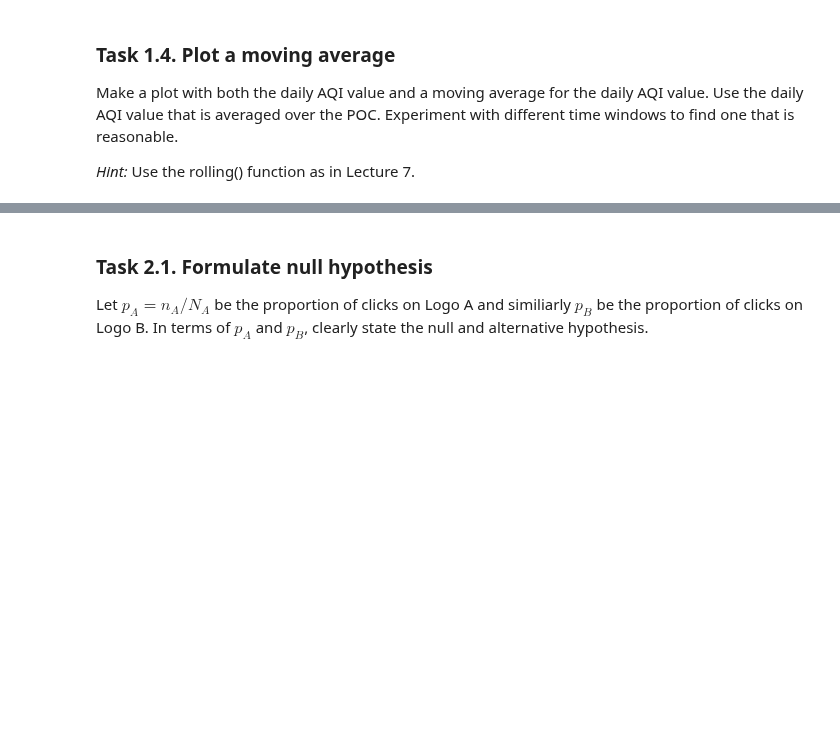
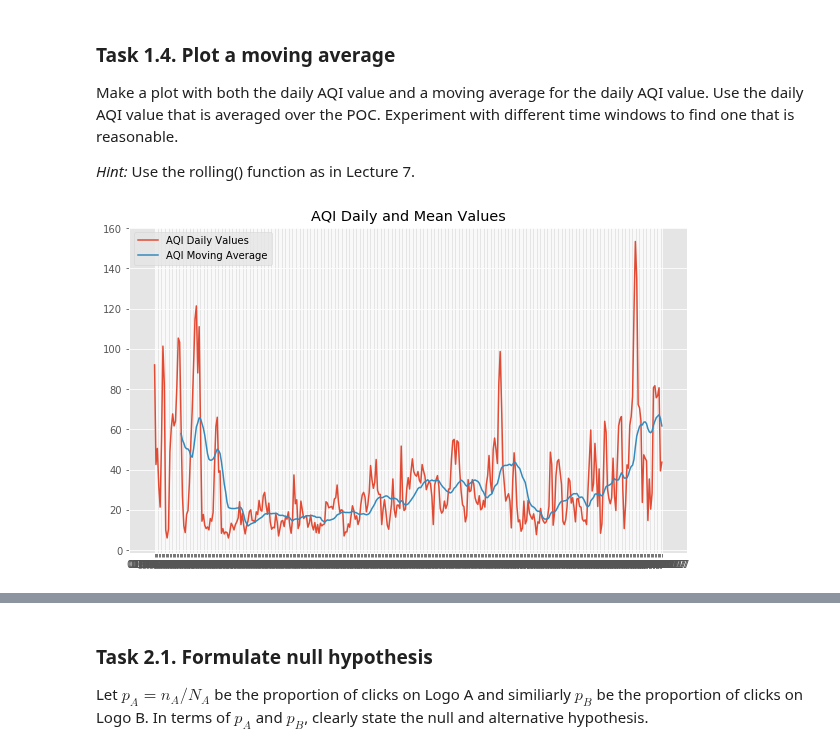
Before and after one commit to brookeslawski/datascience-homeworks-local, a Jupyter notebook: HW4/2018-HW4.ipynb, the cells around one changed output, grey strips where cells are left out. Drawn from its saved outputs; the diff is of its cells as text; code cells hidden in the pictures; blank space fills up the shorter version.

```diff
--- a/HW4/2018-HW4.ipynb
+++ b/HW4/2018-HW4.ipynb
@@ -113,3 +113,17 @@ Make a plot with both the daily AQI value and a moving average for the daily AQI
+# %%
+# your code goes here
+import numpy as np
+fig4 = plt.figure()
+aqi = aqd_date.mean()[["DAILY_AQI_VALUE"]]
+mvg_avg = np.round(aqi["DAILY_AQI_VALUE"].rolling(window = 20, center = False).mean(), 2)
+# experimented with window = 10, 20, and 30 --> 20 looks appropriate
+plt.plot(aqi, label="AQI Daily Values")
+plt.plot(mvg_avg, label="AQI Moving Average")
+plt.legend()
+plt.title("AQI Daily and Mean Values")
+plt.show()
+# %% [output]
+[figure, added]
 # %% [markdown]
 ## Part 2: A/B testing
 
```
Also changed, not shown: parts of 2 cells of this notebook, 1 other file.
